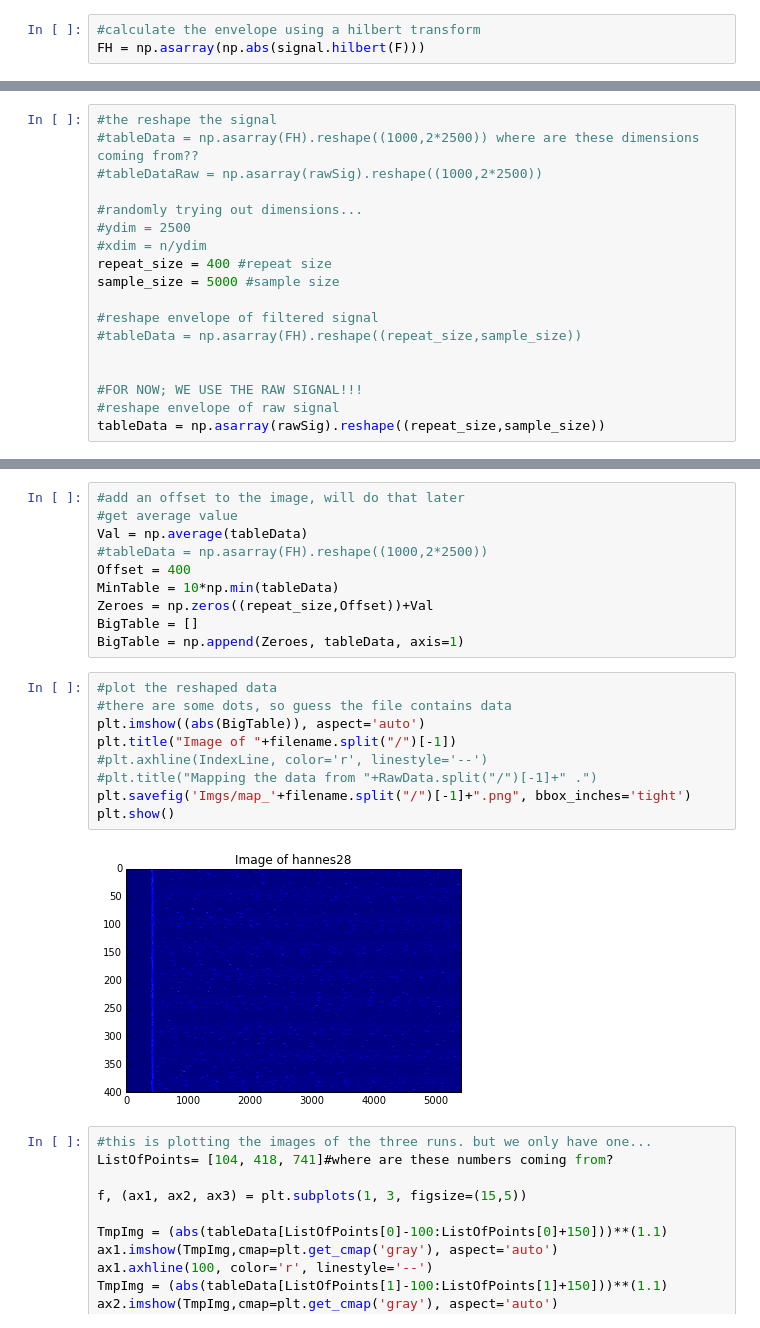
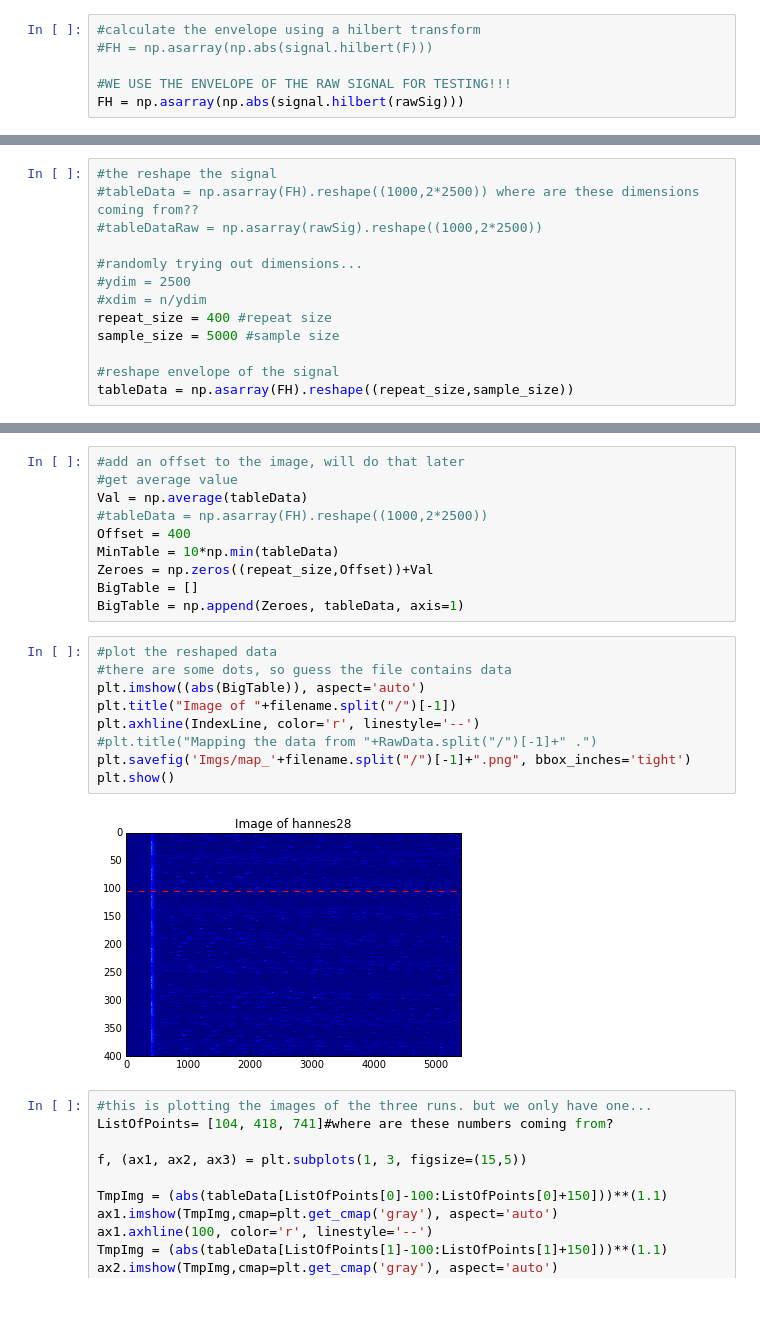
Before and after one commit to jtwiefel/ultraschallprojekt, a Jupyter notebook: rawdata/20180206_jt.ipynb, the cells around one changed output, grey strips where cells are left out. Cells and saved outputs as stored; diff of their text form.

Commit message:
fixed bug with the envelope

```diff
--- a/rawdata/20180206_jt.ipynb
+++ b/rawdata/20180206_jt.ipynb
@@ -157,7 +157,10 @@ plt.show()
 F = np.real(np.fft.ifft(FFTCleaned))
 # %%
 #calculate the envelope using a hilbert transform
-FH = np.asarray(np.abs(signal.hilbert(F)))
+#FH = np.asarray(np.abs(signal.hilbert(F)))
+
+#WE USE THE ENVELOPE OF THE RAW SIGNAL FOR TESTING!!!
+FH = np.asarray(np.abs(signal.hilbert(rawSig)))
 # %%
 #print the raw signal, filtered signal and envelope on the index line
 IndexEmpty = 20 #where does this number come from?
@@ -186,13 +189,8 @@ plt.show()
 repeat_size = 400 #repeat size
 sample_size = 5000 #sample size
 
-#reshape envelope of filtered signal
-#tableData = np.asarray(FH).reshape((repeat_size,sample_size))
-
-
-#FOR NOW; WE USE THE RAW SIGNAL!!!
-#reshape envelope of raw signal
-tableData = np.asarray(rawSig).reshape((repeat_size,sample_size))
+#reshape envelope of the signal
+tableData = np.asarray(FH).reshape((repeat_size,sample_size))
 # %%
 #not sure what this plot is used for...
 EmptyLine = rawSig[5000*IndexEmpty:5000*IndexEmpty+25000]
@@ -247,14 +245,14 @@ BigTable = np.append(Zeroes, tableData, axis=1)
 # %%
 #plot the reshaped data
 #there are some dots, so guess the file contains data
 plt.imshow((abs(BigTable)), aspect='auto')
 plt.title("Image of "+filename.split("/")[-1])
-#plt.axhline(IndexLine, color='r', linestyle='--')
+plt.axhline(IndexLine, color='r', linestyle='--')
 #plt.title("Mapping the data from "+RawData.split("/")[-1]+" .")
 plt.savefig('Imgs/map_'+filename.split("/")[-1]+".png", bbox_inches='tight')
 plt.show()
 # %% [output]
-[figure, old version]
+[figure, new version]
 # %%
 #this is plotting the images of the three runs. but we only have one...
 ListOfPoints= [104, 418, 741]#where are these numbers coming from?
```
Also changed, not shown: parts of 4 cells of this notebook, 4 other files.
